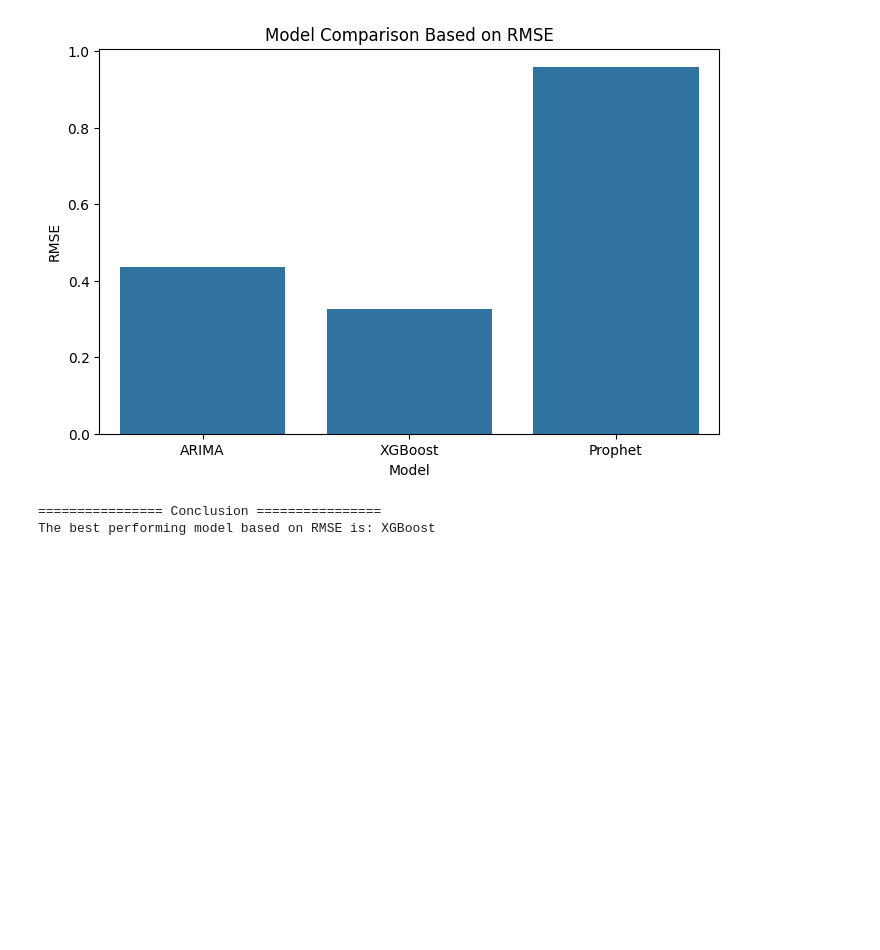
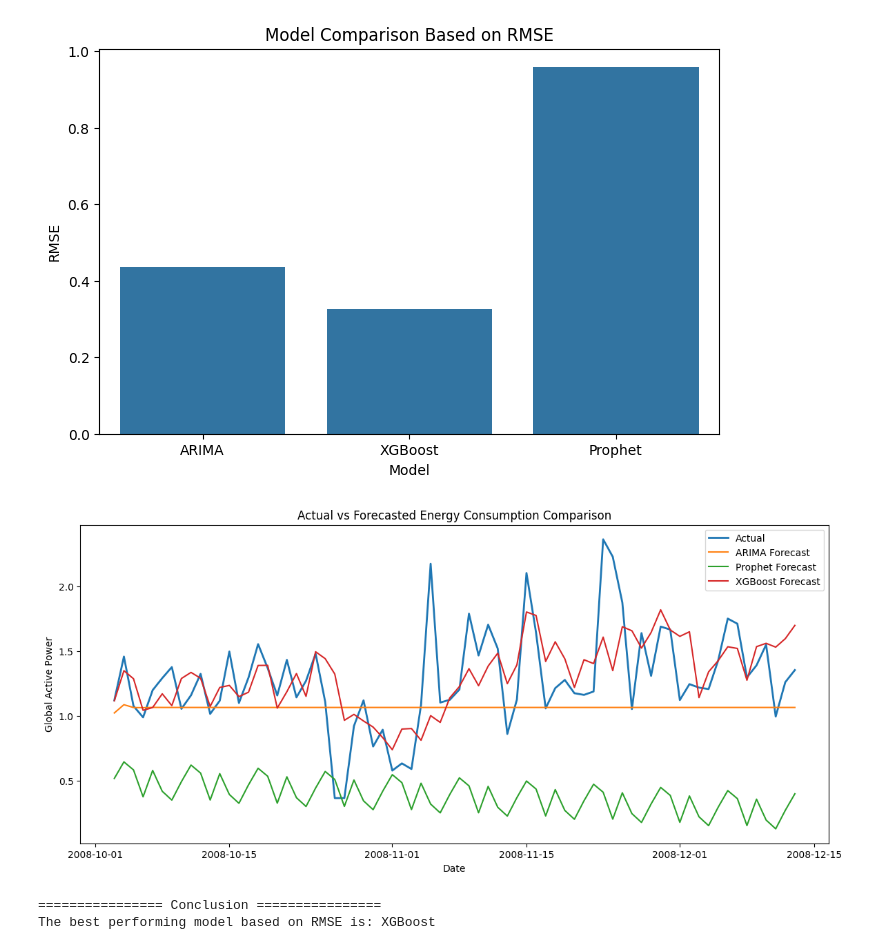
Before and after one commit to SufiExtra/DevelopersHub-Advanced-Data-Science-Tasks, a Jupyter notebook: Task 3/Energy Consumption Time Series Forecasting.ipynb, the cells around one changed output. Cells and saved outputs as stored; diff of their text form; code cells hidden in the pictures; blank space fills up the shorter version.

```diff
--- a/Task 3/Energy Consumption Time Series Forecasting.ipynb
+++ b/Task 3/Energy Consumption Time Series Forecasting.ipynb
@@ -350,3 +354,40 @@ Model Comparison:
+# %%
+prophet_pred_fixed = prophet_pred[-len(test):]
+
+plt.figure(figsize=(14, 6))
+
+plt.plot(
+    test.index,
+    test["Global_active_power"],
+    label="Actual",
+    linewidth=2
+)
+
+plt.plot(
+    test.index,
+    arima_pred,
+    label="ARIMA Forecast"
+)
+
+plt.plot(
+    test.index,
+    prophet_pred_fixed,
+    label="Prophet Forecast"
+)
+
+plt.plot(
+    test.index,
+    xgb_pred,
+    label="XGBoost Forecast"
+)
+
+plt.title("Actual vs Forecasted Energy Consumption Comparison")
+plt.xlabel("Date")
+plt.ylabel("Global Active Power")
+plt.legend()
+plt.show()
+# %% [output]
+[figure, added]
 # %%
 # ============================================================
 # 13. Conclusion
```
Also changed, not shown: parts of 1 cell of this notebook, 1 other file.
